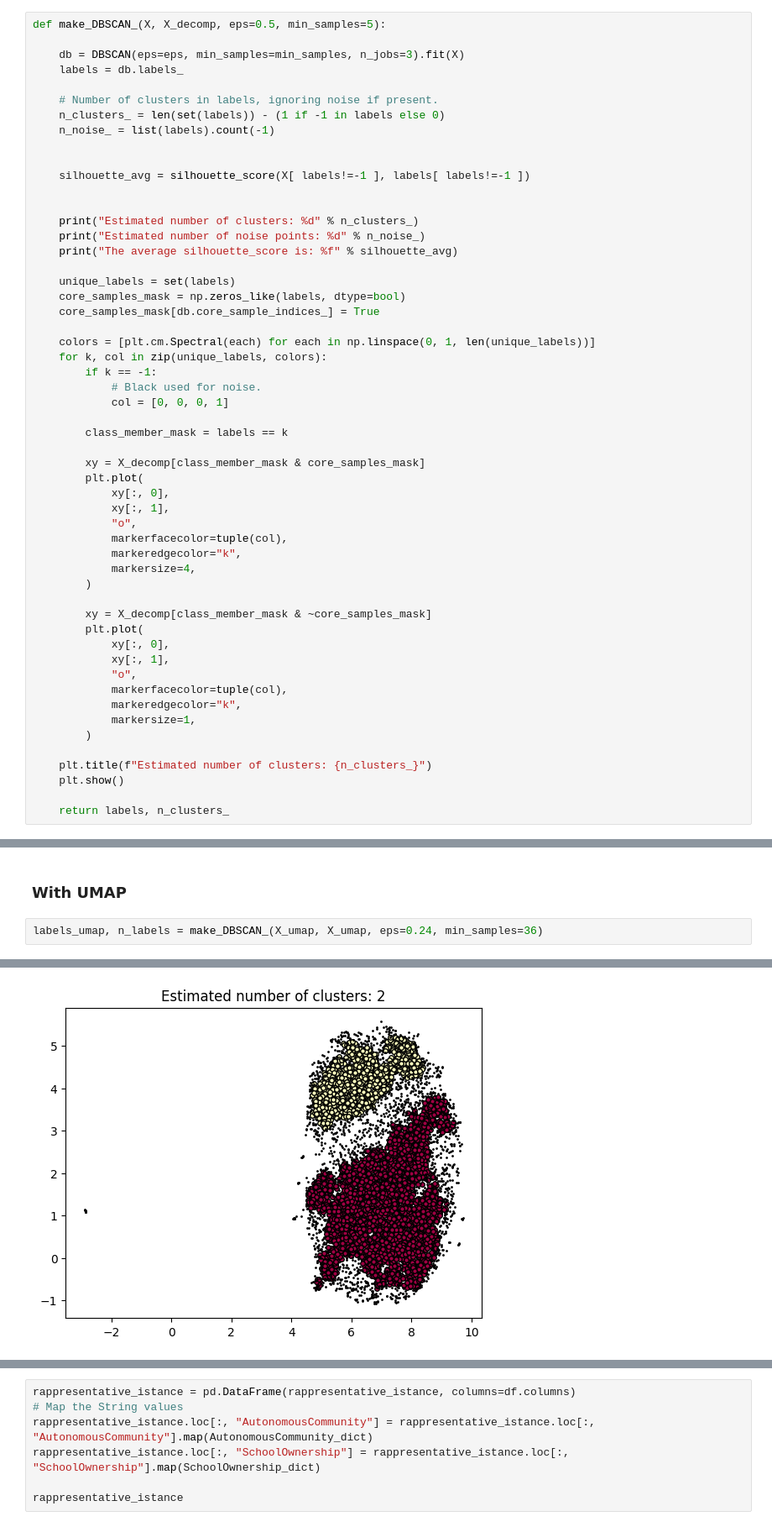
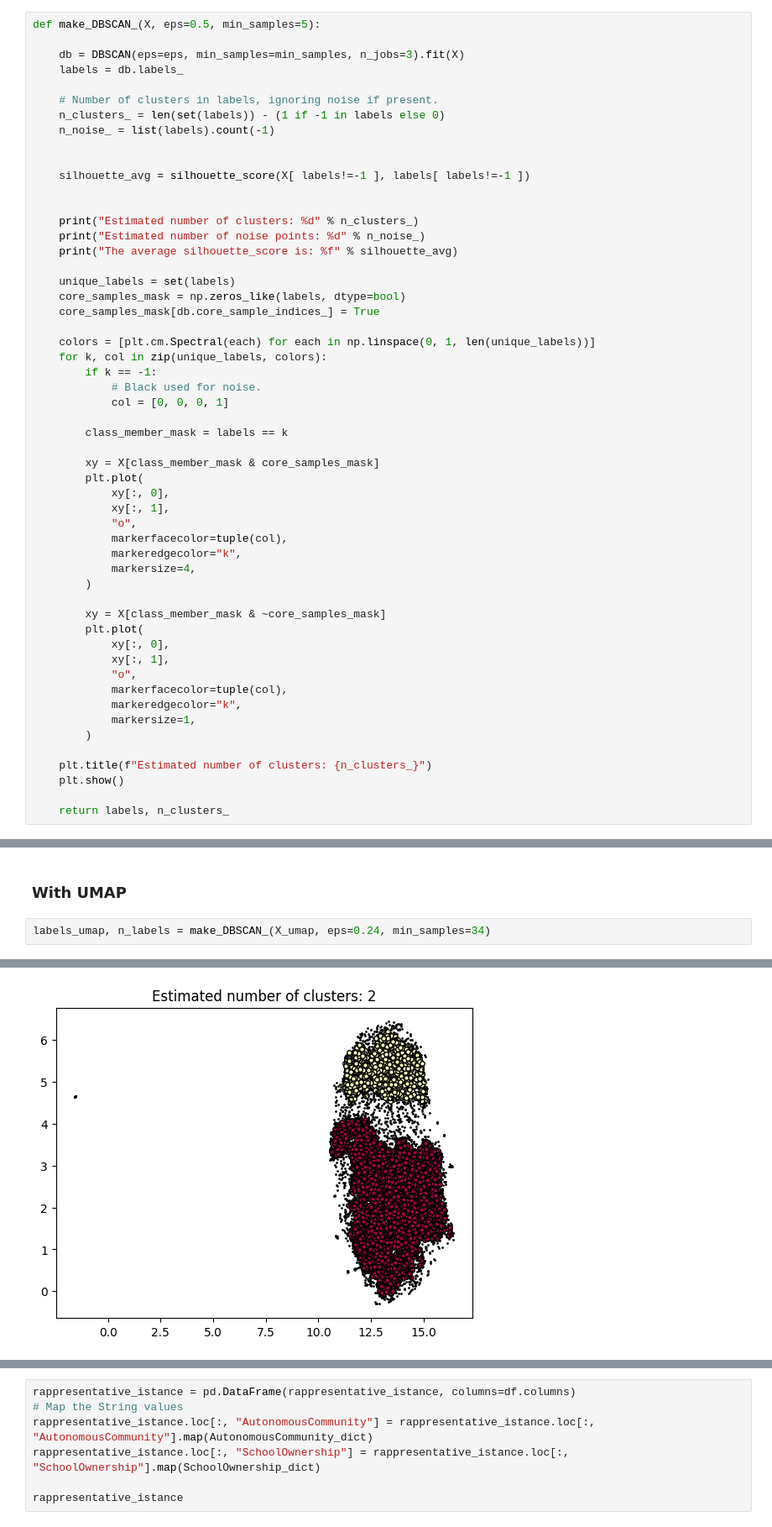
Before and after one commit to GabrieleDetomaso/TheConsequencesOfCovid19, a Jupyter notebook: 3.2 custering_DBSCAN.ipynb, the cells around one changed output, grey strips where cells are left out. Shown at 84% size. Cells and saved outputs as stored; diff of their text form.

```diff
--- a/3.2 custering_DBSCAN.ipynb
+++ b/3.2 custering_DBSCAN.ipynb
@@ -236,7 +271,7 @@ def make_DBSCAN(X, X_decomp, eps=0.5, min_samples=5):
 
     plt.show()
 # %%
-def make_DBSCAN_(X, X_decomp, eps=0.5, min_samples=5):
+def make_DBSCAN_(X, eps=0.5, min_samples=5):
 
     db = DBSCAN(eps=eps, min_samples=min_samples, n_jobs=3).fit(X)
     labels = db.labels_
@@ -265,7 +300,7 @@ def make_DBSCAN_(X, X_decomp, eps=0.5, min_samples=5):
 
         class_member_mask = labels == k
 
-        xy = X_decomp[class_member_mask & core_samples_mask]
+        xy = X[class_member_mask & core_samples_mask]
         plt.plot(
             xy[:, 0],
             xy[:, 1],
@@ -275,7 +310,7 @@ def make_DBSCAN_(X, X_decomp, eps=0.5, min_samples=5):
             markersize=4,
         )
 
-        xy = X_decomp[class_member_mask & ~core_samples_mask]
+        xy = X[class_member_mask & ~core_samples_mask]
         plt.plot(
             xy[:, 0],
             xy[:, 1],
@@ -379,6 +391,6 @@ rappresentative_istance.loc[:, mask_col_different]
 # %% [markdown]
 ### With UMAP
 # %%
-labels_umap, n_labels = make_DBSCAN_(X_umap, X_umap, eps=0.24, min_samples=36)
+labels_umap, n_labels = make_DBSCAN_(X_umap, eps=0.24, min_samples=34)
 # %% [output]
 Estimated number of clusters: 2
@@ -387 +399 @@ The average silhouette_score is: 0.422247
-[figure, old version]
+[figure, new version]
```
Also changed, not shown: parts of 25 cells of this notebook, 7 other files.
